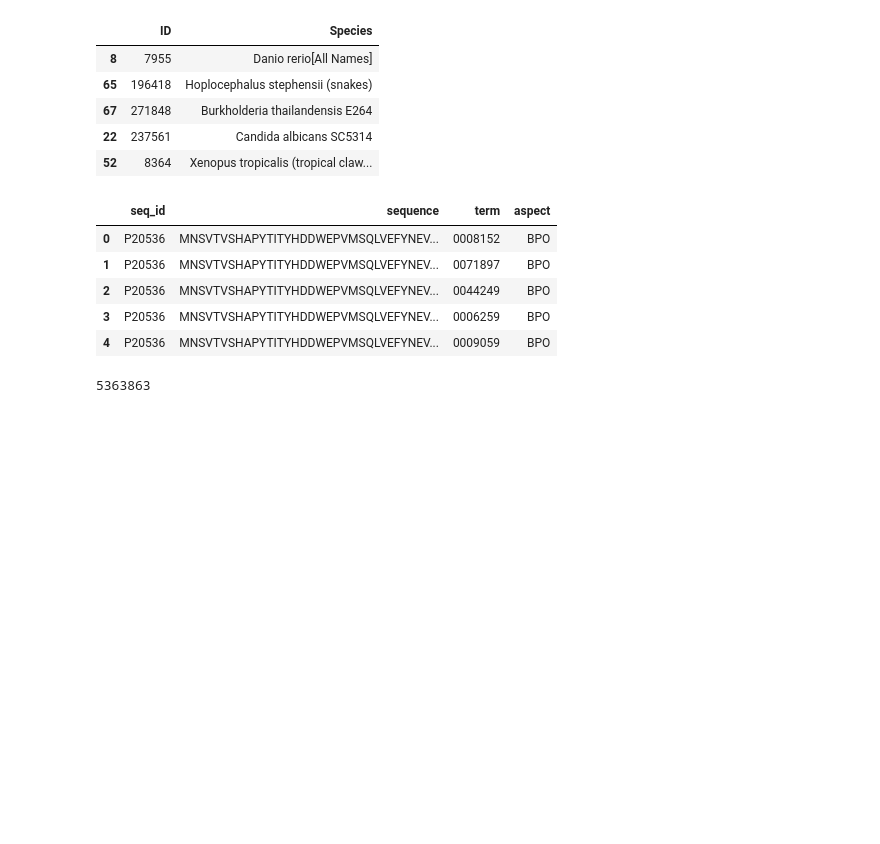
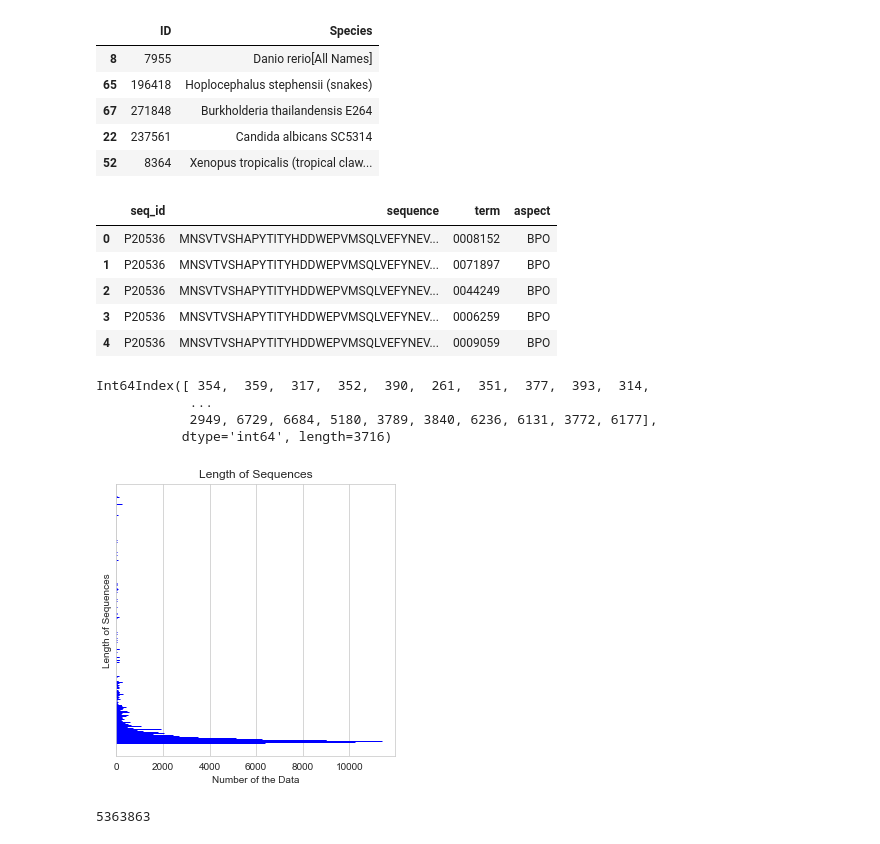
Before and after one commit to Ym012/Protein-prediction, a Jupyter notebook: Code for random forest.ipynb, the cells around one changed output. Cells and saved outputs as stored; diff of their text form; code cells hidden in the pictures; blank space fills up the shorter version.

```diff
--- a/Code for random forest.ipynb
+++ b/Code for random forest.ipynb
@@ -241,6 +241,35 @@ merge.head()
 | 2 | P20536 | MNSVTVSHAPYTITYHDDWEPVMSQLVEFYNEV... | 0044249 | BPO |
 | 3 | P20536 | MNSVTVSHAPYTITYHDDWEPVMSQLVEFYNEV... | 0006259 | BPO |
 | 4 | P20536 | MNSVTVSHAPYTITYHDDWEPVMSQLVEFYNEV... | 0009059 | BPO |
+# %%
+merge['len'] = merge['sequence'].apply(lambda x: len(x))
+# %%
+merge['len'].value_counts().keys()
+# %% [output]
+Int64Index([ 354,  359,  317,  352,  390,  261,  351,  377,  393,  314,
+            ...
+            2949, 6729, 6684, 5180, 3789, 3840, 6236, 6131, 3772, 6177],
+           dtype='int64', length=3716)
+# %%
+## Making a Figure
+plt.figure(figsize=(5,5))
+
+
+## calling plt.pie
+## Then inputting the group sizes
+plt.barh(merge['len'].value_counts().keys(), merge['len'].value_counts(),
+          edgecolor = 'blue'
+      )
+plt.yticks([])
+plt.title('Length of Sequences')
+plt.xlabel('Number of the Data')
+plt.ylabel('Length of Sequences')
+
+
+## Displaying the Figure
+plt.show()
+# %% [output]
+[figure, added]
 # %%
 len(merge)
 # %% [output]
```
Also changed, not shown: parts of 14 cells of this notebook.
